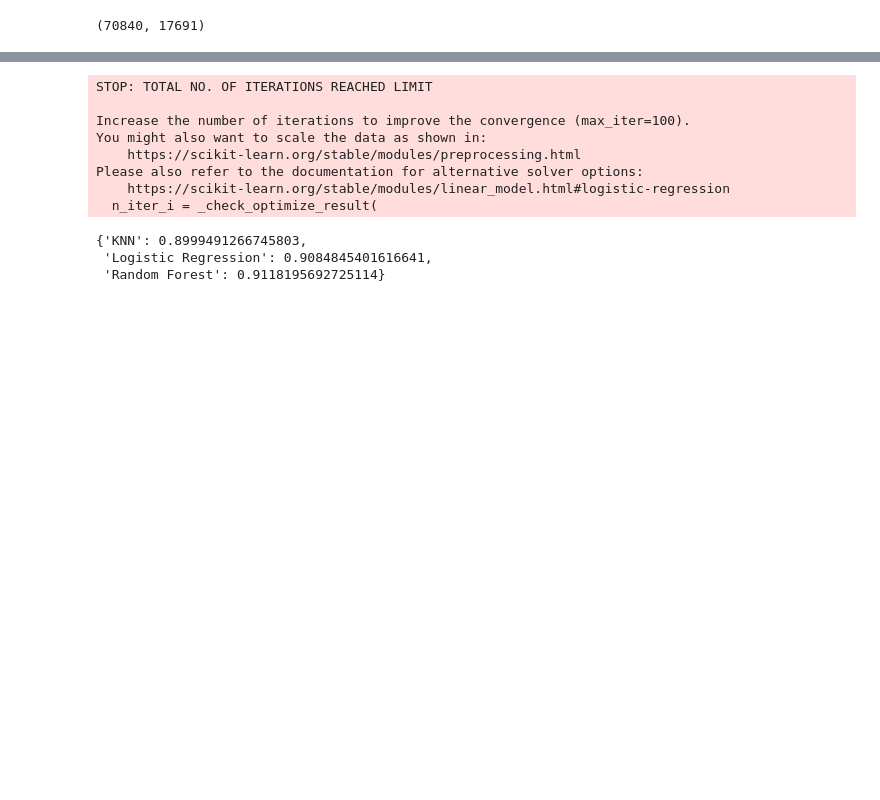
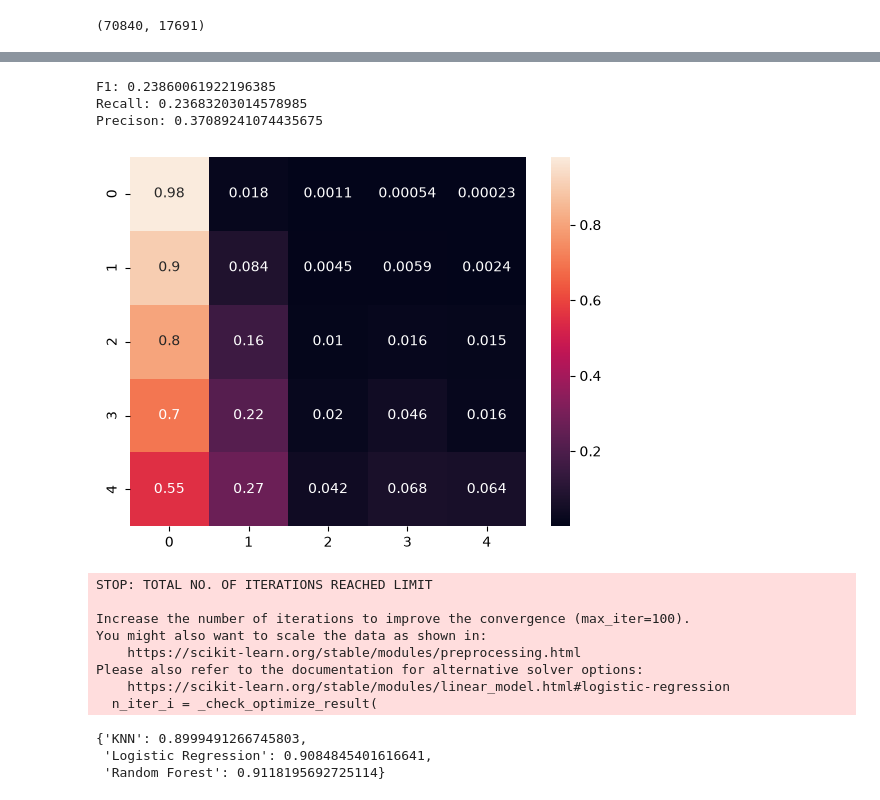
Before and after one commit to toni-cav/Analise_SIICUSP, a Jupyter notebook: exploratorio_depressao_e_sem_depressao.ipynb, the cells around one changed output, grey strips where cells are left out. Saved outputs shown, nothing was run; the diff lists cells and outputs as text; code cells hidden in the pictures; blank space fills up the shorter version.

```diff
--- a/exploratorio_depressao_e_sem_depressao.ipynb
+++ b/exploratorio_depressao_e_sem_depressao.ipynb
@@ -852,3 +997,10 @@ Precison: 0.21907162360848562
+# %%
+eval(clf, X_test, y_test)
+# %% [output]
+F1: 0.23860061922196385
+Recall: 0.23683203014578985
+Precison: 0.37089241074435675
+[figure, added]
 # %%
 from sklearn.linear_model import LogisticRegression
 from sklearn.neighbors import KNeighborsClassifier
```
Also changed, not shown: parts of 10 cells of this notebook, 1 other file.
